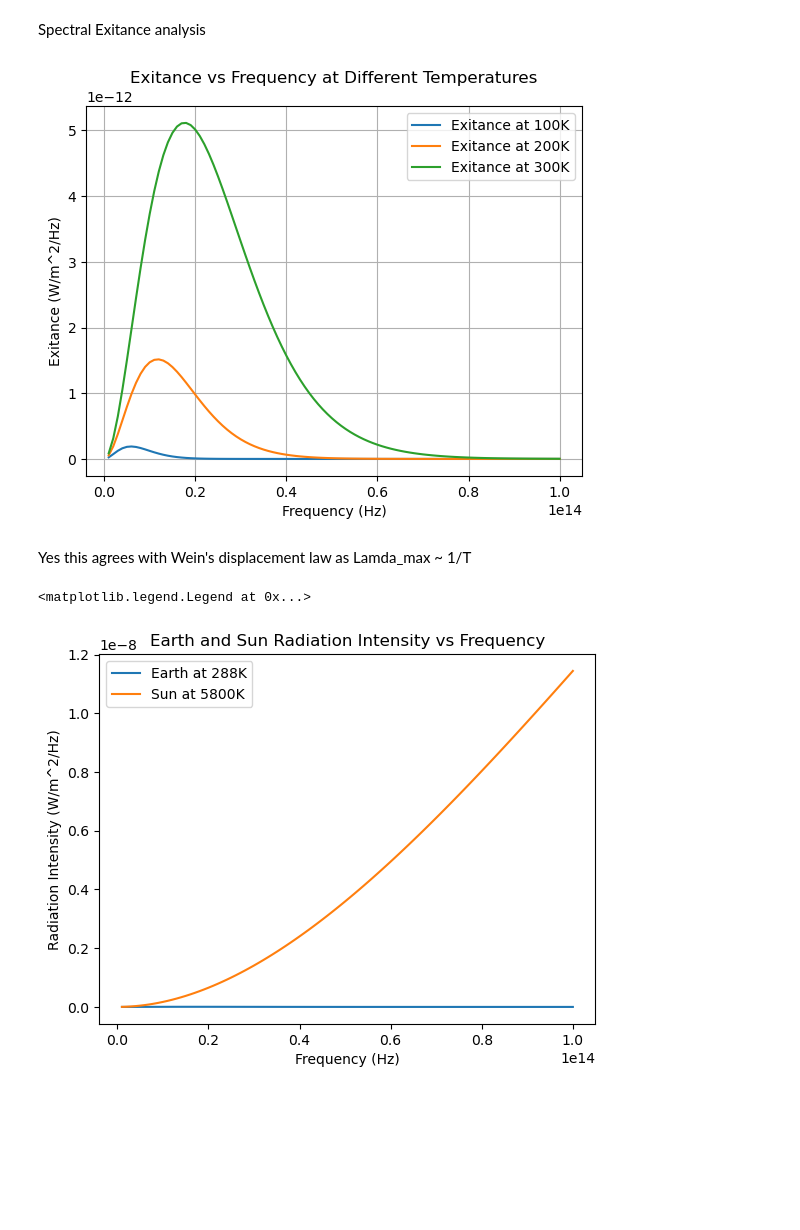
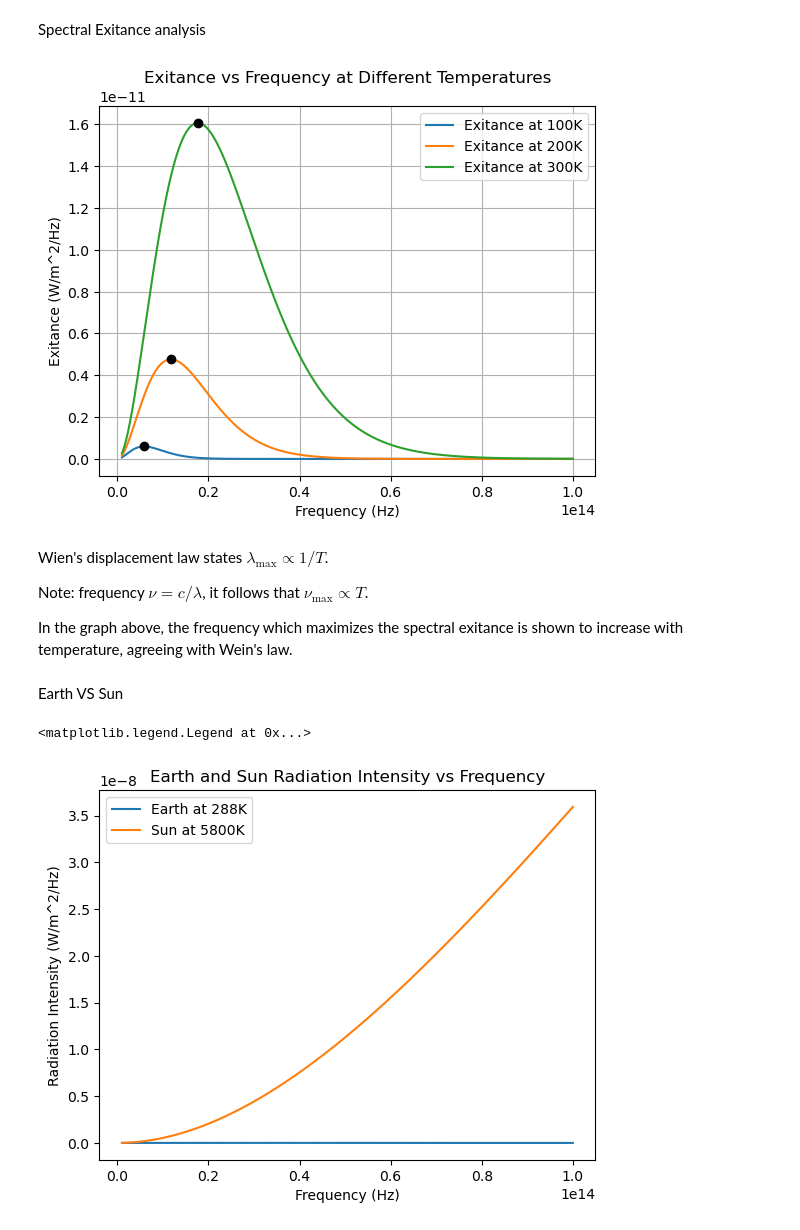
Before and after one commit to regularFaux/ERTH535, a Jupyter notebook: ExitanceLab.ipynb, the cells around one changed output. Saved outputs shown, nothing was run; the diff lists cells and outputs as text; code cells hidden in the pictures; blank space fills up the shorter version.

```diff
--- a/ExitanceLab.ipynb
+++ b/ExitanceLab.ipynb
@@ -12,22 +12,24 @@ The Plank Distribution \
 The intensity at which electromagnetic radion is emitted from a blackbody varies with frequency of the EM radiation. The relation is given by the Plank distribution
 # %%
-#Bulk Radiation analysis
+# Bulk Radiation analysis
 h = 6.626*10**-34  # Planck's constant in J·s
 c = 3.0*10**8    # Speed of light in m/s
 k = 1.381*10**-23  # Boltzmann's constant in J/K
 f = 1.0*10**14  # Frequency in Hz
-def radiation_analysis(T):
-    return 2*np.pi*h*f**3/c**2 * 1/(np.exp(h*f/(k*T))-1)
-T = np.linspace(0.0, 6000, 100)
-R = radiation_analysis(T)
+sigma = (2*np.pi**5 * k**4) / (15*c**2 * h**3)  # Stefan-Boltzmann constant in W/m^2/K^4
+
+def stefan_boltzmann(T):
+    return sigma * T**4
+T = np.linspace(0.01, 6000, 100) # exteneded to 6000K so the sun can fit
+R = stefan_boltzmann(T)
 #print(R)
 plt.plot(T, R)
 plt.xlabel('Temperature (K)')
 plt.ylabel('Radiation Intensity (W/m^2/Hz)')
 plt.title('Blackbody Radiation Intensity vs Temperature at 10^14 Hz')
 plt.grid()
-plt.plot(288, radiation_analysis(288), '.',label='Earth at 288K')  # Example at 288K
-plt.plot(5778, radiation_analysis(5778), '.',label='Sun at 5778K')  # Example at 5778K (Sun's surface temperature)
+plt.plot(288, stefan_boltzmann(288), '.',label='Earth at 288K')  # Example at 288K
+plt.plot(5778, stefan_boltzmann(5778), '.',label='Sun at 5778K')  # Example at 5778K (Sun's surface temperature)
 plt.legend()
 # %% [output]
 <matplotlib.legend.Legend at 0x...>
@@ -50,30 +38,55 @@ Text(0.5, 1.0, 'Blackbody Radiation Intensity vs Frequency at 3000K')
 Spectral Exitance analysis
 # %%
 def exitance(T,freqs):
-    M = 2*np.pi*h*freqs**3/c**2 * 1/(np.exp(h*freqs/(k*T))-1)
-    B = 2*h*freqs**3/c**2 * 1/(np.exp(h*freqs/(k*T))-1)
+    M = 2*np.pi*h*freqs**3/c**2 * 1/(np.exp(h*freqs/(k*T))-1) # Spectral exitance (W/m^2/Hz) integral{[0,2pi][0,pi/2],(B_nu*cos(theta) * sin(theta) dtheta dphi)}
+    B = 2*h*freqs**3/c**2 * 1/(np.exp(h*freqs/(k*T))-1) # Spectral radiance (W/m^2/sr/Hz)
     return M, B
-freqs = np.linspace(1.0*10**12, 1.0*10**14, 100)
-plt.plot(freqs, exitance(100, freqs)[1], label='Exitance at 100K')
-plt.plot(freqs, exitance(200, freqs)[1], label='Exitance at 200K')
-plt.plot(freqs, exitance(300, freqs)[1], label='Exitance at 300K')
+
+freqs = np.linspace(1.0*10**12, 1.0*10**14, 1000)
+
+M100 = exitance(100, freqs)[0]
+M200 = exitance(200, freqs)[0]
+M300 = exitance(300, freqs)[0]
+
+i100 = np.argmax(M100)
+i200 = np.argmax(M200)
+i300 = np.argmax(M300)
+nu100, M100_max = freqs[i100], M100[i100]
+nu200, M200_max = freqs[i200], M200[i200]
+nu300, M300_max = freqs[i300], M300[i300]
+
+
+plt.plot(freqs, M100, label='Exitance at 100K')
+plt.plot(freqs, M200, label='Exitance at 200K')
+plt.plot(freqs, M300, label='Exitance at 300K')
+plt.plot(nu100, M100_max, 'o',color='black')
+plt.plot(nu200, M200_max, 'o',color='black')
+plt.plot(nu300, M300_max, 'o',color='black')
 plt.xlabel('Frequency (Hz)')
 plt.ylabel('Exitance (W/m^2/Hz)')
 plt.title('Exitance vs Frequency at Different Temperatures')
 plt.legend()
 plt.grid()
+#plt.yscale('log')
 plt.show()
 # %% [output]
-[figure, old version]
+[figure, new version]
 # %% [markdown]
-Yes this agrees with Wein's displacement law as Lamda_max ~ 1/T
+Wien's displacement law states $\lambda_{\max} \propto 1/T$.
+
+Note: frequency $\nu = c/\lambda$, it follows that $\nu_{\max} \propto T$.
+
+In the graph above, the frequency which maximizes the spectral exitance
+is shown to increase with temperature, agreeing with Wein's law.
+# %% [markdown]
+Earth VS Sun
 # %%
-plt.plot(freqs,exitance(288, freqs)[1], label='Earth at 288K')
-plt.plot(freqs,exitance(5800, freqs)[1], label='Sun at 5800K')
+plt.plot(freqs,exitance(288, freqs)[0], label='Earth at 288K')
+plt.plot(freqs,exitance(5800, freqs)[0], label='Sun at 5800K')
 plt.xlabel('Frequency (Hz)')
 plt.ylabel('Radiation Intensity (W/m^2/Hz)')
 plt.title('Earth and Sun Radiation Intensity vs Frequency')
 plt.legend()
 # %% [output]
 <matplotlib.legend.Legend at 0x...>
-[figure, old version]
+[figure, new version]
```
Also changed, not shown: parts of 5 cells of this notebook.
